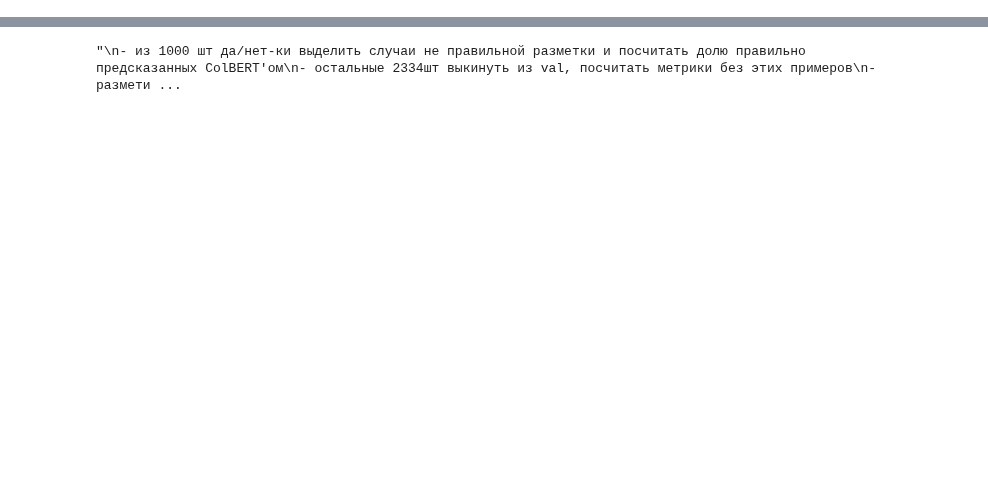
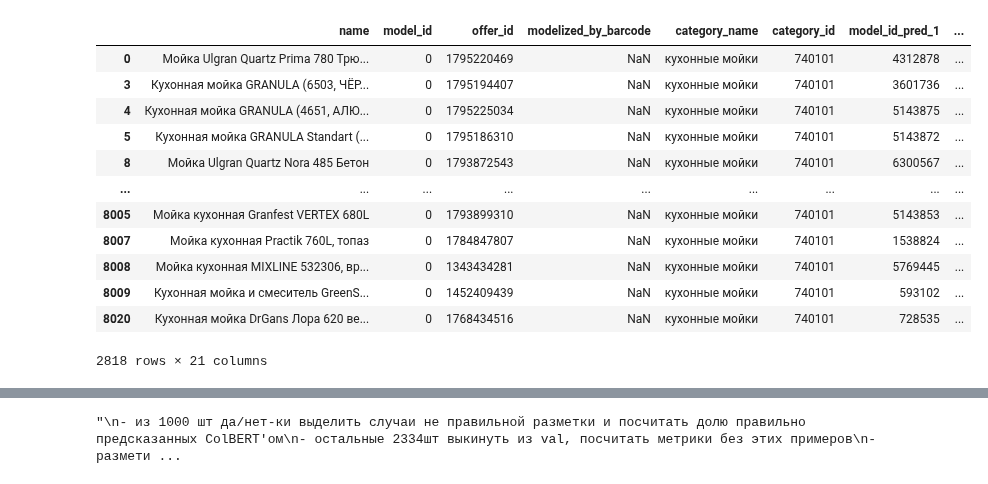
Before and after one commit to IgorSondors/ColBERT, a Jupyter notebook: EVAL/yes_no_data.ipynb, the cells around one changed output, grey strips where cells are left out. Cells and saved outputs as stored; diff of their text form; code cells hidden in the pictures; blank space fills up the shorter version.

```diff
--- a/EVAL/yes_no_data.ipynb
+++ b/EVAL/yes_no_data.ipynb
@@ -26,0 +44,17 @@ df_offers
+# %%
+df_thresh = df_offers[df_offers.cosine_sims1 >= 0.8]
+df_thresh
+# %% [output]
+|  | name | model_id | offer_id | modelized_by_barcode | category_name | category_id | model_id_pred_1 | ... |
+| 0 | Мойка Ulgran Quartz Prima 780 Трю... | 0 | 1795220469 | NaN | кухонные мойки | 740101 | 4312878 | ... |
+| 3 | Кухонная мойка GRANULA (6503, ЧЁР... | 0 | 1795194407 | NaN | кухонные мойки | 740101 | 3601736 | ... |
+| 4 | Кухонная мойка GRANULA (4651, АЛЮ... | 0 | 1795225034 | NaN | кухонные мойки | 740101 | 5143875 | ... |
+| 5 | Кухонная мойка GRANULA Standart (... | 0 | 1795186310 | NaN | кухонные мойки | 740101 | 5143872 | ... |
+| 8 | Мойка Ulgran Quartz Nora 485 Бетон | 0 | 1793872543 | NaN | кухонные мойки | 740101 | 6300567 | ... |
+| ... | ... | ... | ... | ... | ... | ... | ... | ... |
+| 8005 | Мойка кухонная Granfest VERTEX 680L | 0 | 1793899310 | NaN | кухонные мойки | 740101 | 5143853 | ... |
+| 8007 | Мойка кухонная Practik 760L, топаз | 0 | 1784847807 | NaN | кухонные мойки | 740101 | 1538824 | ... |
+| 8008 | Мойка кухонная MIXLINE 532306, вр... | 0 | 1343434281 | NaN | кухонные мойки | 740101 | 5769445 | ... |
+| 8009 | Кухонная мойка и смеситель GreenS... | 0 | 1452409439 | NaN | кухонные мойки | 740101 | 593102 | ... |
+| 8020 | Кухонная мойка DrGans Лора 620 ве... | 0 | 1768434516 | NaN | кухонные мойки | 740101 | 728535 | ... |
+2818 rows × 21 columns
```
Also changed, not shown: parts of 7 cells of this notebook, 3 other files.
